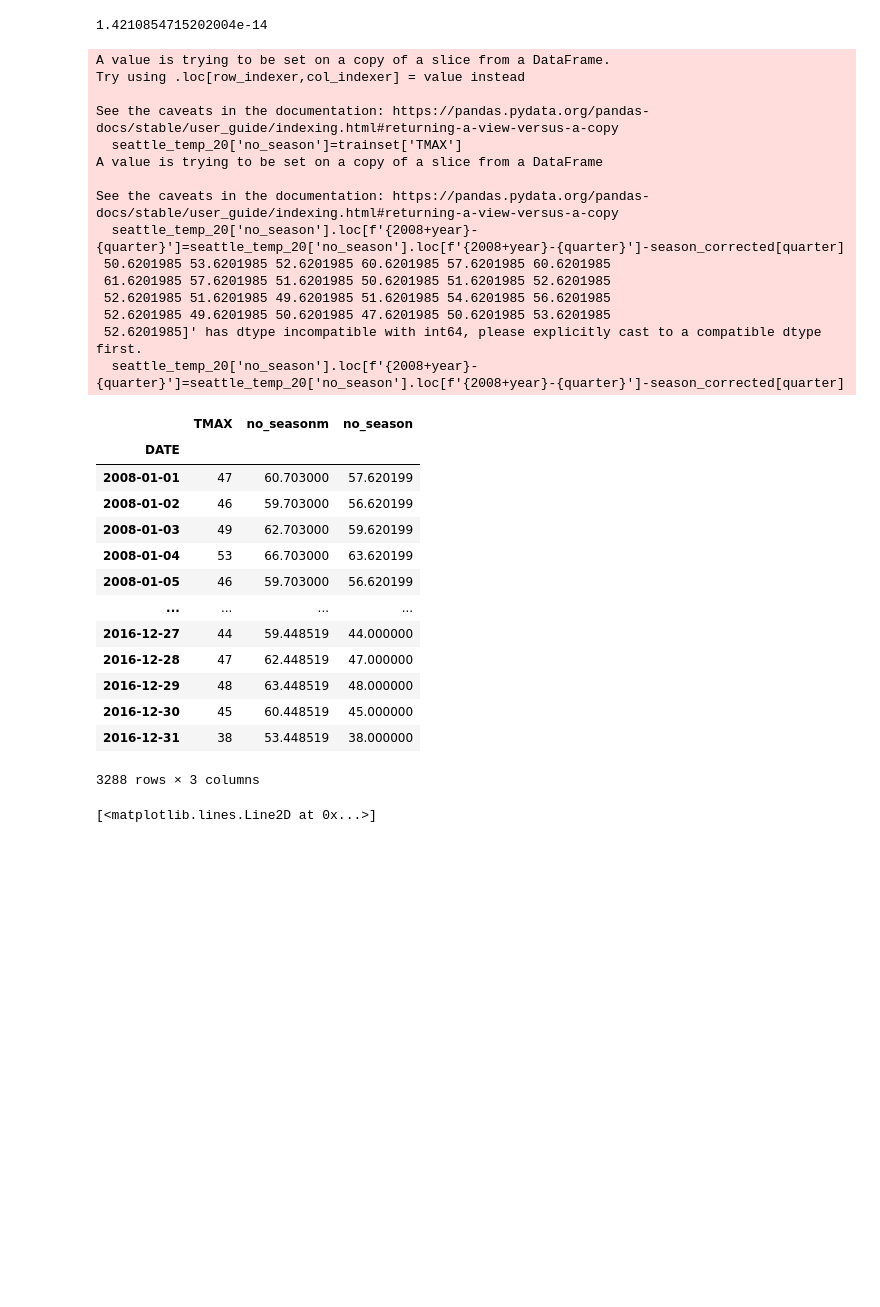
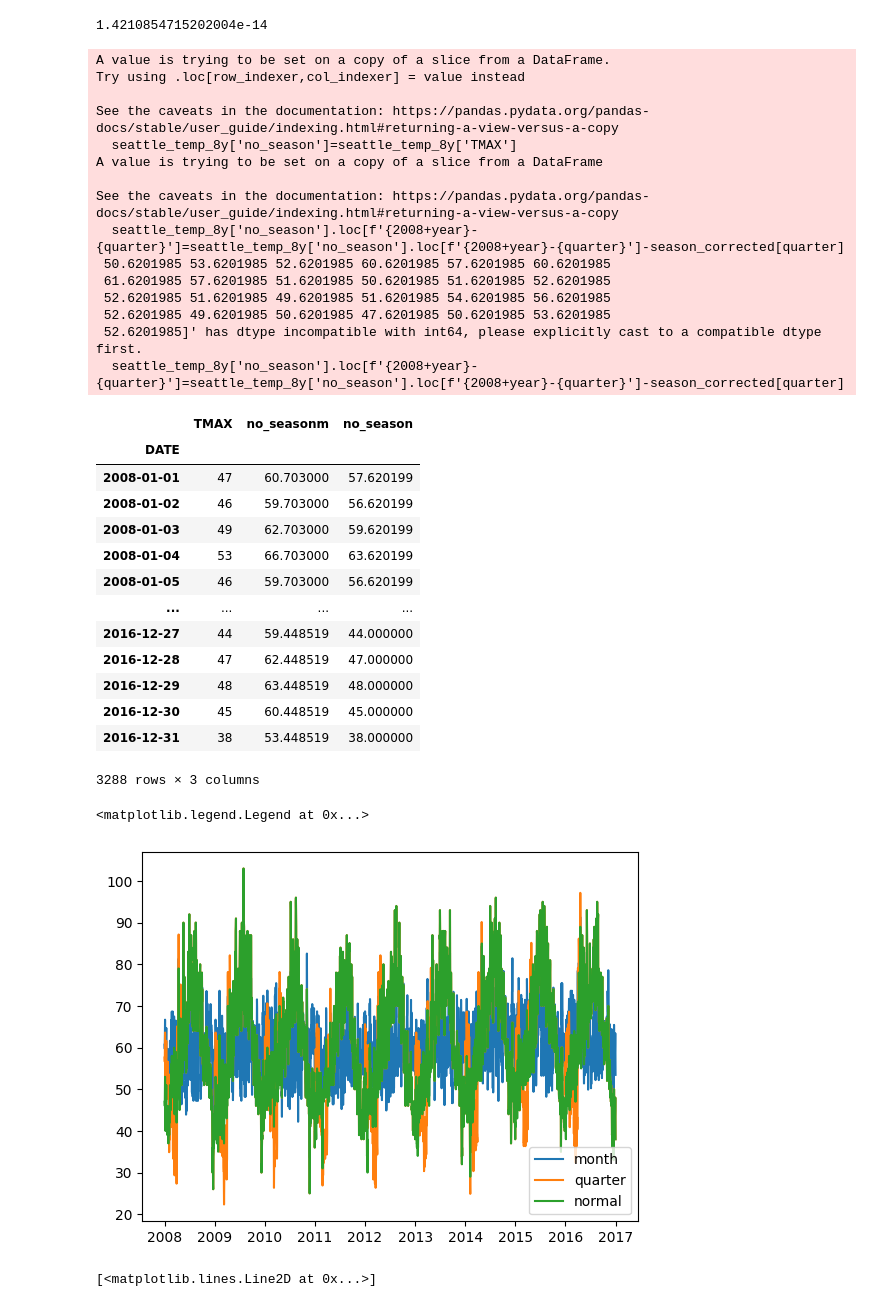
Before and after one commit to Max9925/data-science, a Jupyter notebook: données temporel/seattle.ipynb, the cells around one changed output. Saved outputs shown, nothing was run; the diff lists cells and outputs as text; code cells hidden in the pictures; blank space fills up the shorter version.

```diff
--- a/données temporel/seattle.ipynb
+++ b/données temporel/seattle.ipynb
@@ -275,27 +263,27 @@ season_corrected.sum()
 # %% [output]
 1.4210854715202004e-14
 # %%
-seattle_temp_20['no_season']=trainset['TMAX']
+seattle_temp_8y['no_season']=seattle_temp_8y['TMAX']
 for quarter in season_corrected.index:
     for year in range(9):
-        seattle_temp_20['no_season'].loc[f'{2008+year}-{quarter}']=seattle_temp_20['no_season'].loc[f'{2008+year}-{quarter}']-season_corrected[quarter]
-seattle_temp_20
+        seattle_temp_8y['no_season'].loc[f'{2008+year}-{quarter}']=seattle_temp_8y['no_season'].loc[f'{2008+year}-{quarter}']-season_corrected[quarter]
+seattle_temp_8y
 # %% [output]
 A value is trying to be set on a copy of a slice from a DataFrame.
 Try using .loc[row_indexer,col_indexer] = value instead
 
 See the caveats in the documentation: https://pandas.pydata.org/pandas-docs/stable/user_guide/indexing.html#returning-a-view-versus-a-copy
-  seattle_temp_20['no_season']=trainset['TMAX']
+  seattle_temp_8y['no_season']=seattle_temp_8y['TMAX']
 A value is trying to be set on a copy of a slice from a DataFrame
 
 See the caveats in the documentation: https://pandas.pydata.org/pandas-docs/stable/user_guide/indexing.html#returning-a-view-versus-a-copy
-  seattle_temp_20['no_season'].loc[f'{2008+year}-{quarter}']=seattle_temp_20['no_season'].loc[f'{2008+year}-{quarter}']-season_corrected[quarter]
+  seattle_temp_8y['no_season'].loc[f'{2008+year}-{quarter}']=seattle_temp_8y['no_season'].loc[f'{2008+year}-{quarter}']-season_corrected[quarter]
  50.6201985 53.6201985 52.6201985 60.6201985 57.6201985 60.6201985
  61.6201985 57.6201985 51.6201985 50.6201985 51.6201985 52.6201985
  52.6201985 51.6201985 49.6201985 51.6201985 54.6201985 56.6201985
  52.6201985 49.6201985 50.6201985 47.6201985 50.6201985 53.6201985
  52.6201985]' has dtype incompatible with int64, please explicitly cast to a compatible dtype first.
-  seattle_temp_20['no_season'].loc[f'{2008+year}-{quarter}']=seattle_temp_20['no_season'].loc[f'{2008+year}-{quarter}']-season_corrected[quarter]
+  seattle_temp_8y['no_season'].loc[f'{2008+year}-{quarter}']=seattle_temp_8y['no_season'].loc[f'{2008+year}-{quarter}']-season_corrected[quarter]
 |  | TMAX | no_seasonm | no_season |
 | DATE |  |  |  |
 | 2008-01-01 | 47 | 60.703000 | 57.620199 |
@@ -310,4 +298,12 @@ See the caveats in the documentation: https://pandas.pydata.org/pandas-docs/stab
 | 2016-12-30 | 45 | 60.448519 | 45.000000 |
 | 2016-12-31 | 38 | 53.448519 | 38.000000 |
 3288 rows × 3 columns
+# %%
+plt.plot(seattle_temp_8y.no_seasonm, label = "month")
+plt.plot(seattle_temp_8y.no_season, label = "quarter")
+plt.plot(seattle_temp_8y.TMAX, label = "normal")
+plt.legend()
+# %% [output]
+<matplotlib.legend.Legend at 0x...>
+[figure, added]
 # %%
```
Also changed, not shown: parts of 32 cells of this notebook, 5 other files.
